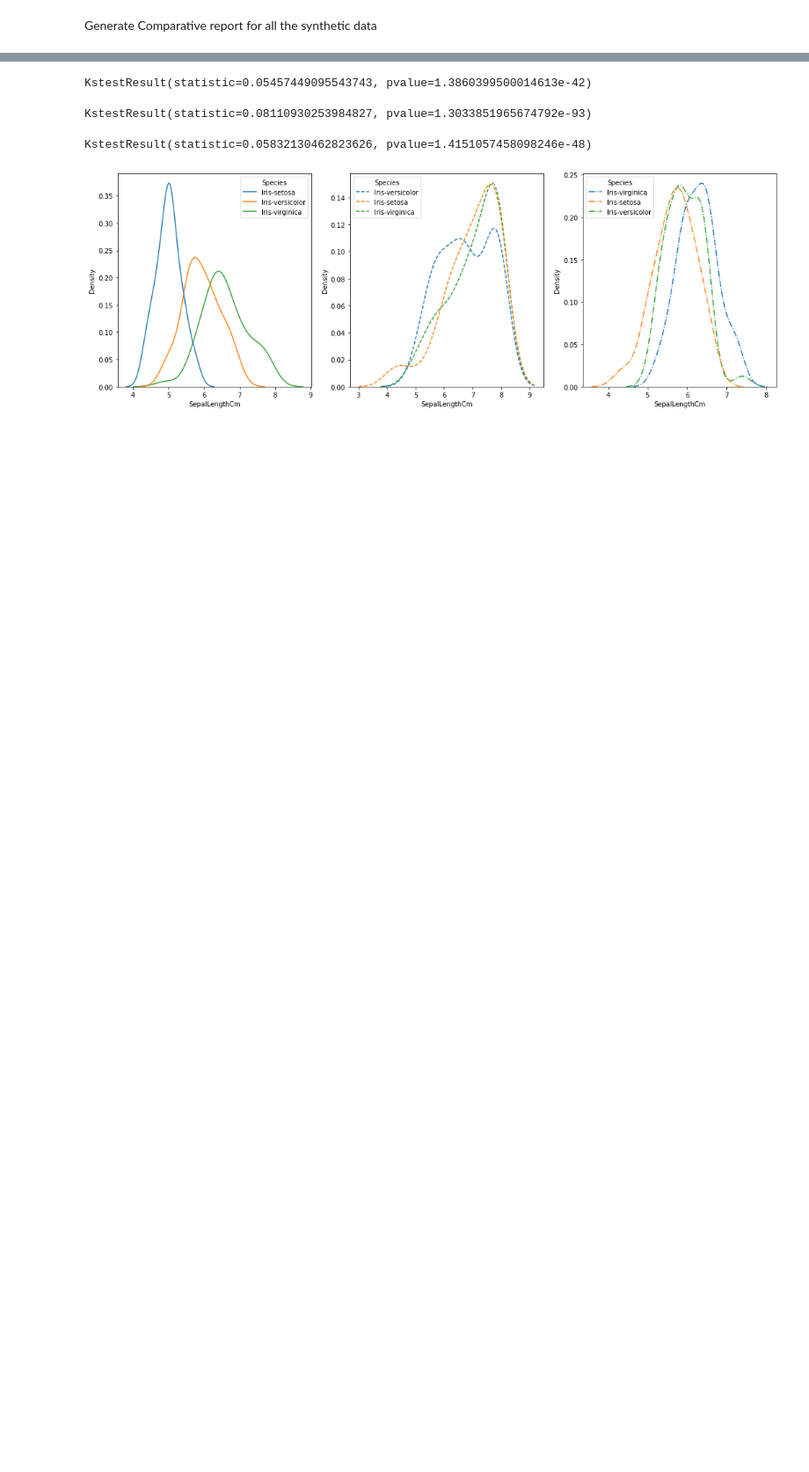
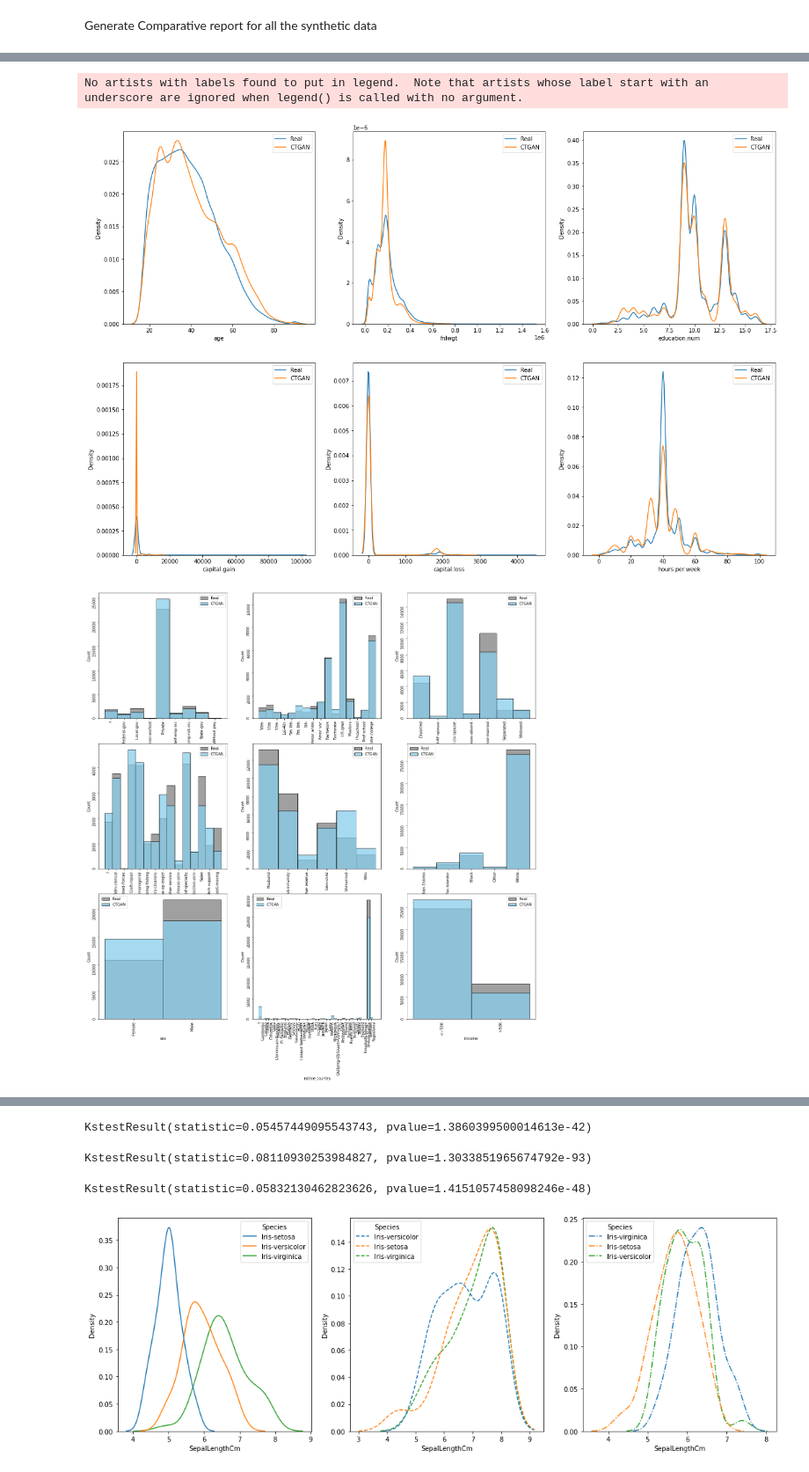
Before and after one commit to saqib-sarwar/synd-survey, a Jupyter notebook: generate_report.ipynb, the cells around one changed output, grey strips where cells are left out. Shown at 88% size. Drawn from its saved outputs; the diff is of its cells as text; code cells hidden in the pictures; blank space fills up the shorter version.

```diff
--- a/generate_report.ipynb
+++ b/generate_report.ipynb
@@ -65,0 +103,4 @@ def generate_continuous_var_plots(df):
+# %%
+dfs = [df1, df2, df3, df4, df5]
+for df in dfs:
+    print(df.index.name)
@@ -65,0 +113,13 @@ def generate_continuous_var_plots(df):
+# %%
+report = []
+k = 0
+for df in dfs:
+    report.append(Report(df, synthetic_data_mapping['syn_'+ df.index.name][0]))
+    report[k].generate_plots_numerical()
+    report[k].generate_plots_categorical()
+    report[k].generate_corr_heatmap()
+    k +=1
+# %% [output]
+No artists with labels found to put in legend.  Note that artists whose label start with an underscore are ignored when legend() is called with no argument.
+[figure, added]
+[figure, added]
```
Also changed, not shown: parts of 12 cells of this notebook, 5 other files.
